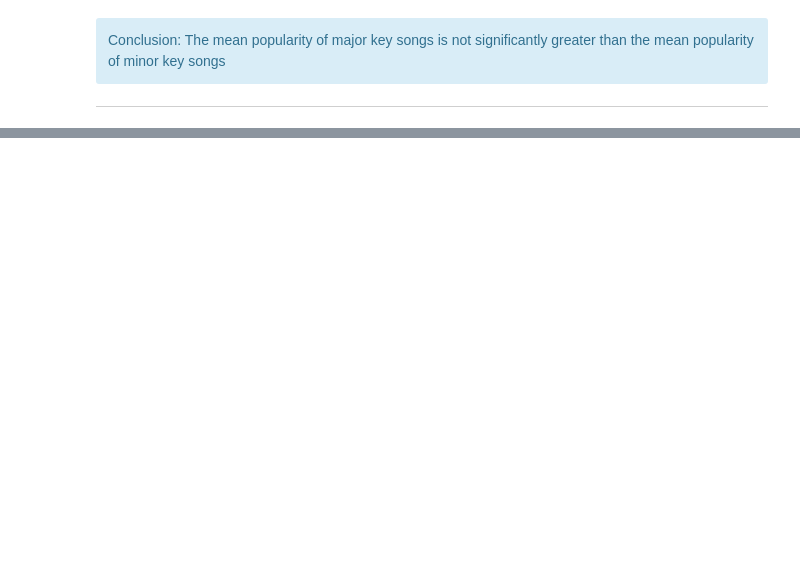
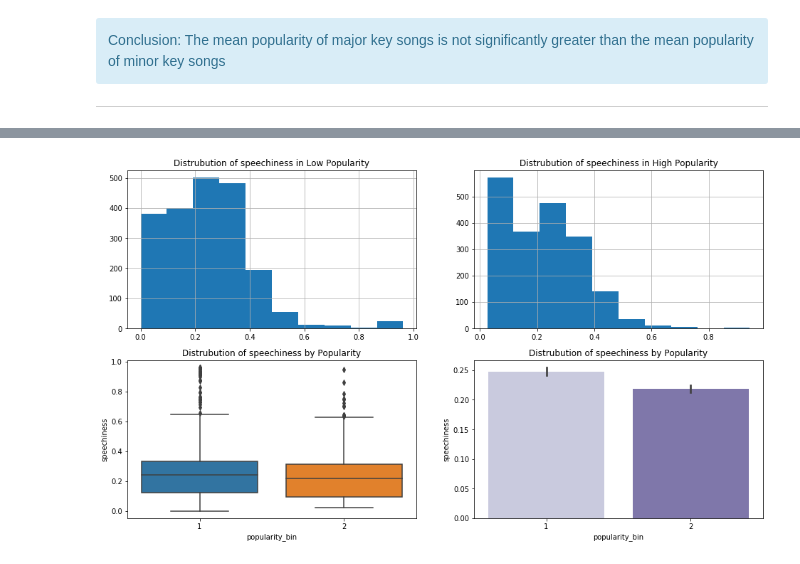
Before and after one commit to SpotiScryers/SpotiScry, a Jupyter notebook: brandon_explore.ipynb, the cells around one changed output, grey strips where cells are left out. Drawn from its saved outputs; the diff is of its cells as text; code cells hidden in the pictures; blank space fills up the shorter version.

```diff
--- a/brandon_explore.ipynb
+++ b/brandon_explore.ipynb
@@ -395,0 +464,3 @@ print('Minor mean', minor.mean())
+# %%
+bin_labels = [1, 2]
+train['popularity_bin'] = pd.qcut(train['popularity'], q=2, precision=0, labels=bin_labels)
@@ -395,0 +493,23 @@ print('Minor mean', minor.mean())
+# %%
+# plots 4 visuals with histogram of dist for a cont var for low/high popularity
+# and bar plot/ box plot with distribution
+def plot_cont_pop(train, cont):
+    plt.rc('figure', figsize=(16,9))
+
+    plt.subplot(221)
+    plt.title(f'Distrubution of {cont} in Low Popularity')
+    train[train.popularity_bin == 1][cont].hist()
+
+    plt.subplot(222)
+    plt.title(f'Distrubution of {cont} in High Popularity')
+    train[train.popularity_bin == 2][cont].hist()
+
+    plt.subplot(223)
+    plt.title(f'Distrubution of {cont} by Popularity')
+    sns.boxplot(x='popularity_bin', y=cont, data=train)
+
+    plt.subplot(224)
+    plt.title(f'Distrubution of {cont} by Popularity')
+    sns.barplot(x='popularity_bin', y=cont, data=train, palette='Purples')
+    plt.xlabel('popularity_bin')
+    plt.ylabel(cont)
@@ -395,0 +549,4 @@ print('Minor mean', minor.mean())
+# %%
+plot_cont_pop(train, 'speechiness')
+# %% [output]
+[figure, added]
```
Also changed, not shown: parts of 53 cells of this notebook, 2 other files.
